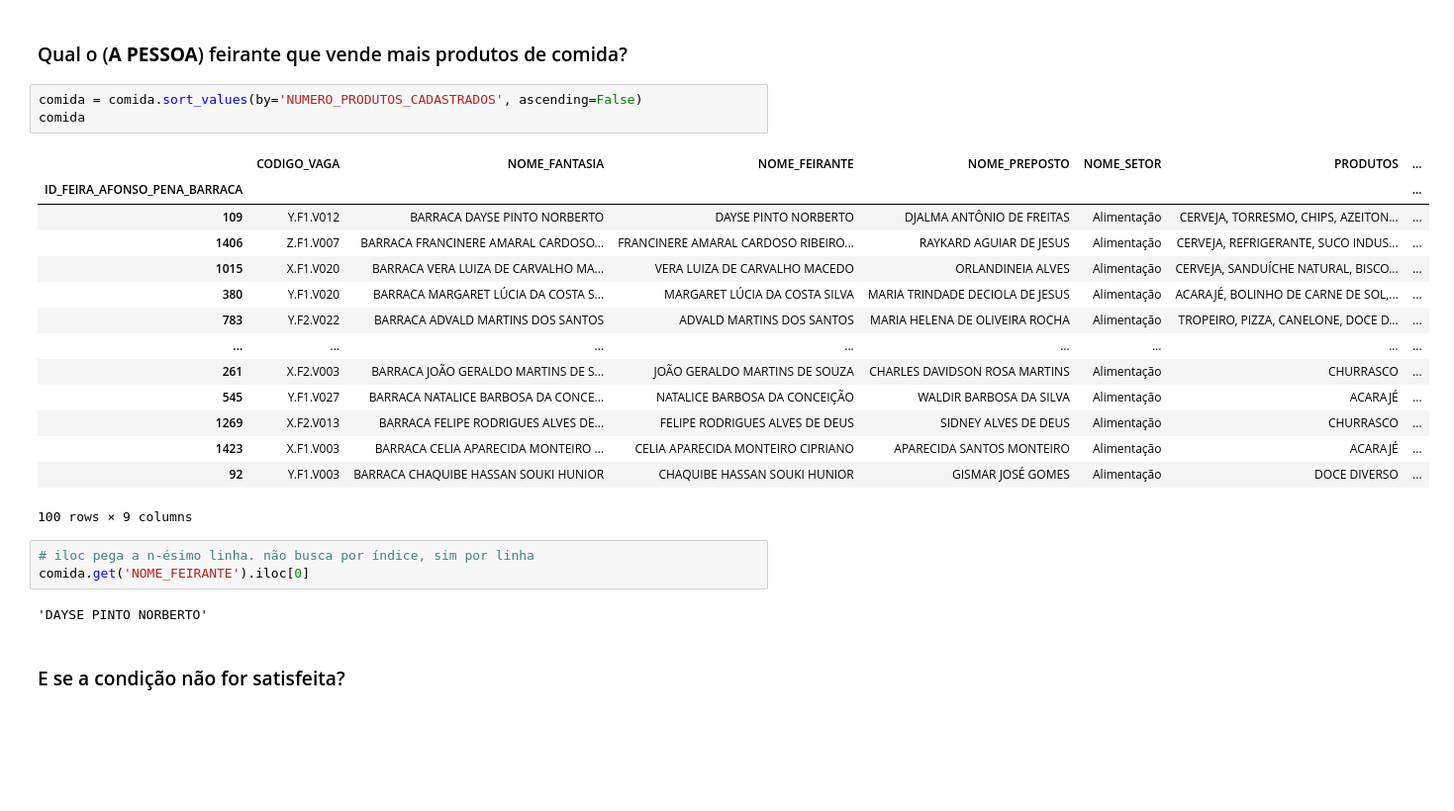
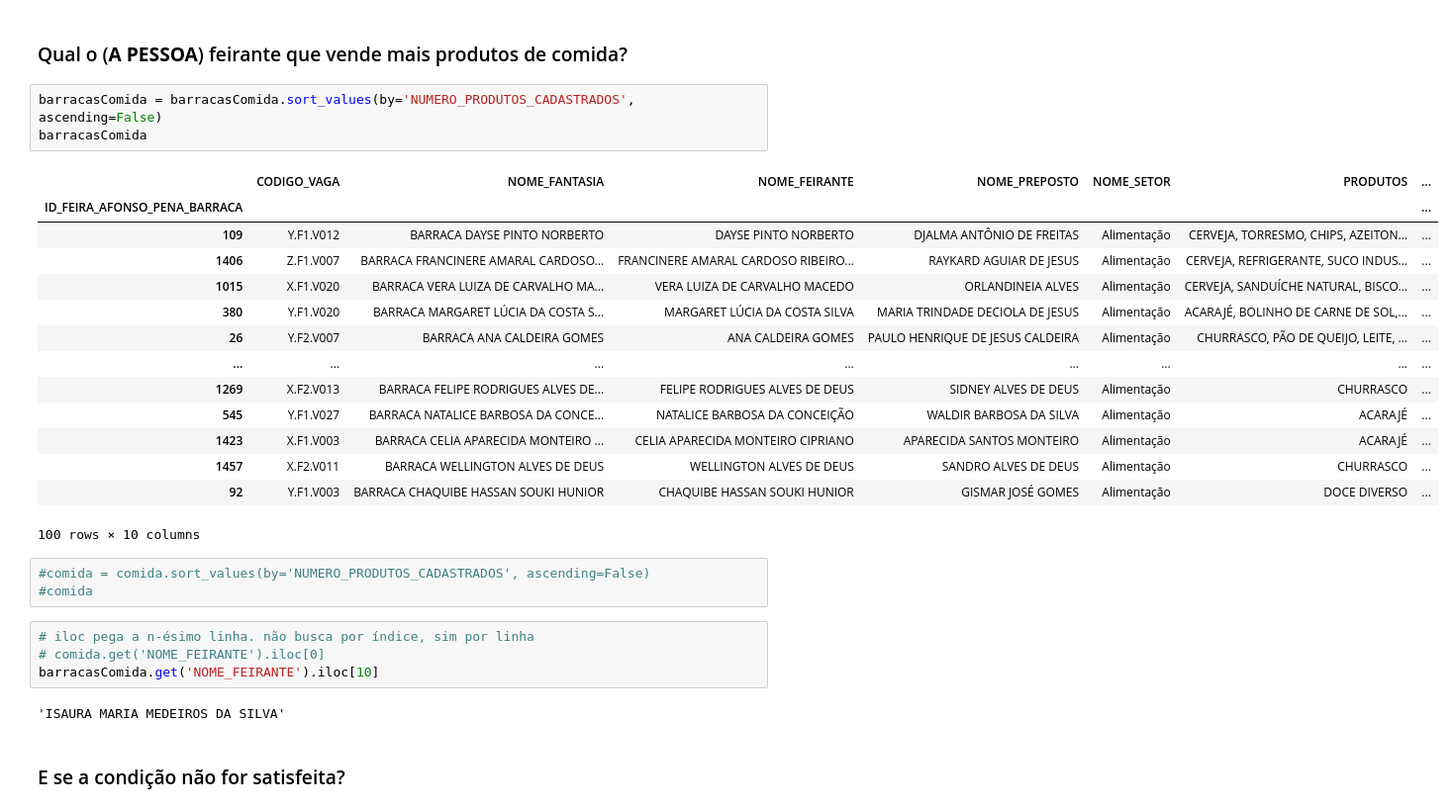
Before and after one commit to raphhax/FundamentosCienciaDados, a Jupyter notebook: Teorias/groupBy/groupBy.ipynb, the cells around one changed output. Shown: that part at 99% size. Cells and saved outputs as stored; diff of their text form; blank space fills up the shorter version.

```diff
--- a/Teorias/groupBy/groupBy.ipynb
+++ b/Teorias/groupBy/groupBy.ipynb
@@ -124,28 +167,32 @@ comida.shape
 # %% [markdown]
 ### Qual o (**A PESSOA**) feirante que vende mais produtos de comida?
+# %%
+barracasComida = barracasComida.sort_values(by='NUMERO_PRODUTOS_CADASTRADOS', ascending=False)
+barracasComida
+# %% [output]
+|  | CODIGO_VAGA | NOME_FANTASIA | NOME_FEIRANTE | NOME_PREPOSTO | NOME_SETOR | PRODUTOS | ... |
+| ID_FEIRA_AFONSO_PENA_BARRACA |  |  |  |  |  |  | ... |
+| 109 | Y.F1.V012 | BARRACA DAYSE PINTO NORBERTO | DAYSE PINTO NORBERTO | DJALMA ANTÔNIO DE FREITAS | Alimentação | CERVEJA, TORRESMO, CHIPS, AZEITON... | ... |
+| 1406 | Z.F1.V007 | BARRACA FRANCINERE AMARAL CARDOSO... | FRANCINERE AMARAL CARDOSO RIBEIRO... | RAYKARD AGUIAR DE JESUS | Alimentação | CERVEJA, REFRIGERANTE, SUCO INDUS... | ... |
+| 1015 | X.F1.V020 | BARRACA VERA LUIZA DE CARVALHO MA... | VERA LUIZA DE CARVALHO MACEDO | ORLANDINEIA ALVES | Alimentação | CERVEJA, SANDUÍCHE NATURAL, BISCO... | ... |
+| 380 | Y.F1.V020 | BARRACA MARGARET LÚCIA DA COSTA S... | MARGARET LÚCIA DA COSTA SILVA | MARIA TRINDADE DECIOLA DE JESUS | Alimentação | ACARAJÉ, BOLINHO DE CARNE DE SOL,... | ... |
+| 26 | Y.F2.V007 | BARRACA ANA CALDEIRA GOMES | ANA CALDEIRA GOMES | PAULO HENRIQUE DE JESUS CALDEIRA | Alimentação | CHURRASCO, PÃO DE QUEIJO, LEITE, ... | ... |
+| ... | ... | ... | ... | ... | ... | ... | ... |
+| 1269 | X.F2.V013 | BARRACA FELIPE RODRIGUES ALVES DE... | FELIPE RODRIGUES ALVES DE DEUS | SIDNEY ALVES DE DEUS | Alimentação | CHURRASCO | ... |
+| 545 | Y.F1.V027 | BARRACA NATALICE BARBOSA DA CONCE... | NATALICE BARBOSA DA CONCEIÇÃO | WALDIR BARBOSA DA SILVA | Alimentação | ACARAJÉ | ... |
+| 1423 | X.F1.V003 | BARRACA CELIA APARECIDA MONTEIRO ... | CELIA APARECIDA MONTEIRO CIPRIANO | APARECIDA SANTOS MONTEIRO | Alimentação | ACARAJÉ | ... |
+| 1457 | X.F2.V011 | BARRACA WELLINGTON ALVES DE DEUS | WELLINGTON ALVES DE DEUS | SANDRO ALVES DE DEUS | Alimentação | CHURRASCO | ... |
+| 92 | Y.F1.V003 | BARRACA CHAQUIBE HASSAN SOUKI HUNIOR | CHAQUIBE HASSAN SOUKI HUNIOR | GISMAR JOSÉ GOMES | Alimentação | DOCE DIVERSO | ... |
+100 rows × 10 columns
 # %%
-comida = comida.sort_values(by='NUMERO_PRODUTOS_CADASTRADOS', ascending=False)
-comida
+#comida = comida.sort_values(by='NUMERO_PRODUTOS_CADASTRADOS', ascending=False)
+#comida
-# %% [output]
-|  | CODIGO_VAGA | NOME_FANTASIA | NOME_FEIRANTE | NOME_PREPOSTO | NOME_SETOR | PRODUTOS | ... |
-| ID_FEIRA_AFONSO_PENA_BARRACA |  |  |  |  |  |  | ... |
-| 109 | Y.F1.V012 | BARRACA DAYSE PINTO NORBERTO | DAYSE PINTO NORBERTO | DJALMA ANTÔNIO DE FREITAS | Alimentação | CERVEJA, TORRESMO, CHIPS, AZEITON... | ... |
-| 1406 | Z.F1.V007 | BARRACA FRANCINERE AMARAL CARDOSO... | FRANCINERE AMARAL CARDOSO RIBEIRO... | RAYKARD AGUIAR DE JESUS | Alimentação | CERVEJA, REFRIGERANTE, SUCO INDUS... | ... |
-| 1015 | X.F1.V020 | BARRACA VERA LUIZA DE CARVALHO MA... | VERA LUIZA DE CARVALHO MACEDO | ORLANDINEIA ALVES | Alimentação | CERVEJA, SANDUÍCHE NATURAL, BISCO... | ... |
-| 380 | Y.F1.V020 | BARRACA MARGARET LÚCIA DA COSTA S... | MARGARET LÚCIA DA COSTA SILVA | MARIA TRINDADE DECIOLA DE JESUS | Alimentação | ACARAJÉ, BOLINHO DE CARNE DE SOL,... | ... |
-| 783 | Y.F2.V022 | BARRACA ADVALD MARTINS DOS SANTOS | ADVALD MARTINS DOS SANTOS | MARIA HELENA DE OLIVEIRA ROCHA | Alimentação | TROPEIRO, PIZZA, CANELONE, DOCE D... | ... |
-| ... | ... | ... | ... | ... | ... | ... | ... |
-| 261 | X.F2.V003 | BARRACA JOÃO GERALDO MARTINS DE S... | JOÃO GERALDO MARTINS DE SOUZA | CHARLES DAVIDSON ROSA MARTINS | Alimentação | CHURRASCO | ... |
-| 545 | Y.F1.V027 | BARRACA NATALICE BARBOSA DA CONCE... | NATALICE BARBOSA DA CONCEIÇÃO | WALDIR BARBOSA DA SILVA | Alimentação | ACARAJÉ | ... |
-| 1269 | X.F2.V013 | BARRACA FELIPE RODRIGUES ALVES DE... | FELIPE RODRIGUES ALVES DE DEUS | SIDNEY ALVES DE DEUS | Alimentação | CHURRASCO | ... |
-| 1423 | X.F1.V003 | BARRACA CELIA APARECIDA MONTEIRO ... | CELIA APARECIDA MONTEIRO CIPRIANO | APARECIDA SANTOS MONTEIRO | Alimentação | ACARAJÉ | ... |
-| 92 | Y.F1.V003 | BARRACA CHAQUIBE HASSAN SOUKI HUNIOR | CHAQUIBE HASSAN SOUKI HUNIOR | GISMAR JOSÉ GOMES | Alimentação | DOCE DIVERSO | ... |
-100 rows × 9 columns
 # %%
 # iloc pega a n-ésimo linha. não busca por índice, sim por linha
-comida.get('NOME_FEIRANTE').iloc[0]
+# comida.get('NOME_FEIRANTE').iloc[0]
+barracasComida.get('NOME_FEIRANTE').iloc[10]
 # %% [output]
-'DAYSE PINTO NORBERTO'
+'ISAURA MARIA MEDEIROS DA SILVA'
 # %% [markdown]
 ### E se a condição não for satisfeita?
 # %%
```
Also changed, not shown: parts of 17 cells of this notebook, 1 other file.
